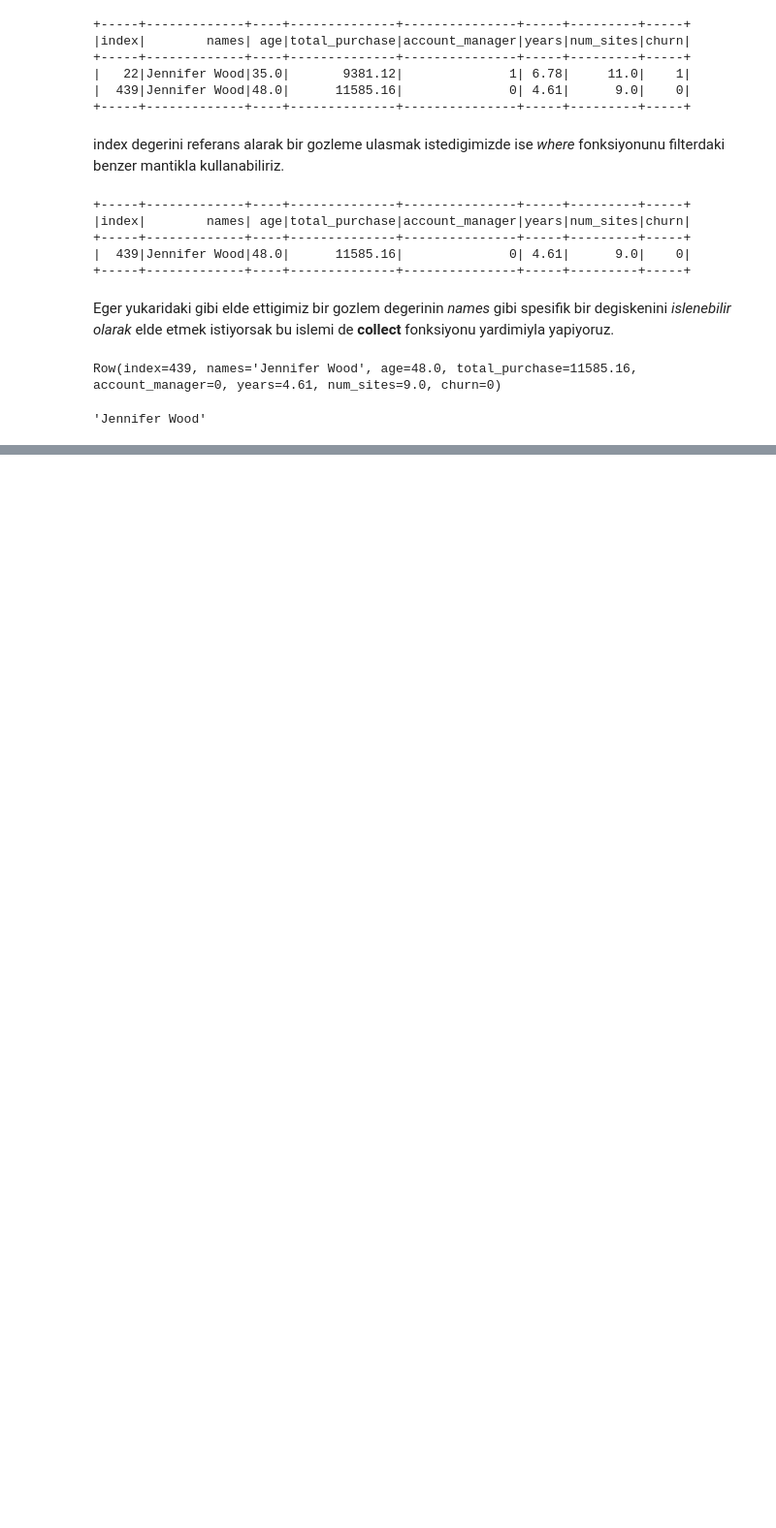
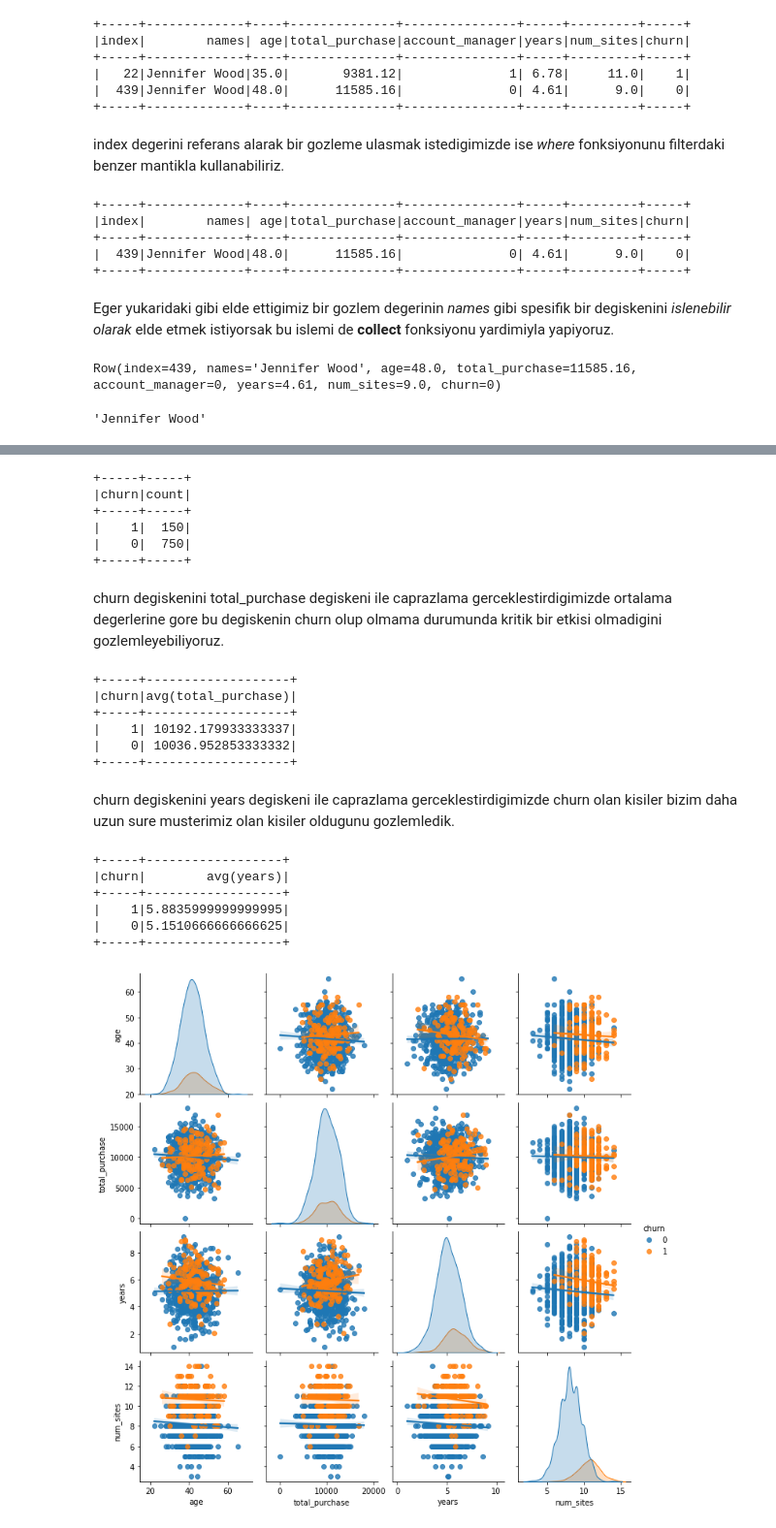
Before and after one commit to eabalta/data_science_notes, a Jupyter notebook: 7 - Big Data.ipynb, the cells around one changed output, grey strips where cells are left out. Shown at 97% size. Cells and saved outputs as stored; diff of their text form; code cells hidden in the pictures; blank space fills up the shorter version.

```diff
--- a/7 - Big Data.ipynb
+++ b/7 - Big Data.ipynb
@@ -680,0 +752,39 @@ spark_df.where(spark_df.index == 439).collect()[0]["names"]
+# %%
+spark_df.groupby("churn").count().show()
+# %% [output]
++-----+-----+
+|churn|count|
++-----+-----+
+|    1|  150|
+|    0|  750|
++-----+-----+
+# %% [markdown]
+churn degiskenini total_purchase degiskeni ile caprazlama gerceklestirdigimizde ortalama degerlerine gore bu degiskenin churn olup olmama durumunda kritik bir etkisi olmadigini gozlemleyebiliyoruz.
+# %%
+spark_df.groupby("churn").agg({"total_purchase" : "mean"}).show()
+# %% [output]
++-----+-------------------+
+|churn|avg(total_purchase)|
++-----+-------------------+
+|    1| 10192.179933333337|
+|    0| 10036.952853333332|
++-----+-------------------+
+# %% [markdown]
+churn degiskenini years degiskeni ile caprazlama gerceklestirdigimizde churn olan kisiler bizim daha uzun sure musterimiz olan kisiler oldugunu gozlemledik.
+# %%
+spark_df.groupby("churn").agg({"years" : "mean"}).show()
+# %% [output]
++-----+------------------+
+|churn|        avg(years)|
++-----+------------------+
+|    1|5.8835999999999995|
+|    0|5.1510666666666625|
++-----+------------------+
+# %%
+import seaborn as sns
+
+corr_df = spark_df.drop("index","names","account_manager").toPandas()
+
+sns.pairplot(corr_df, hue="churn", kind="reg");
+# %% [output]
+[figure, added]
```
Also changed, not shown: parts of 52 cells of this notebook.
